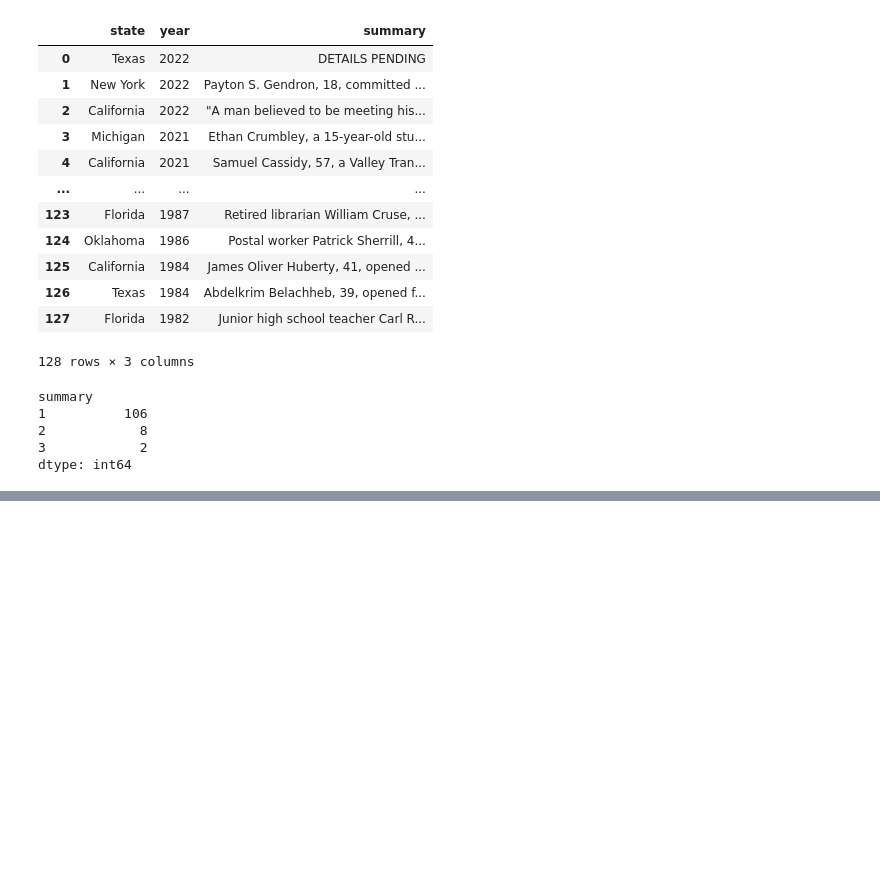
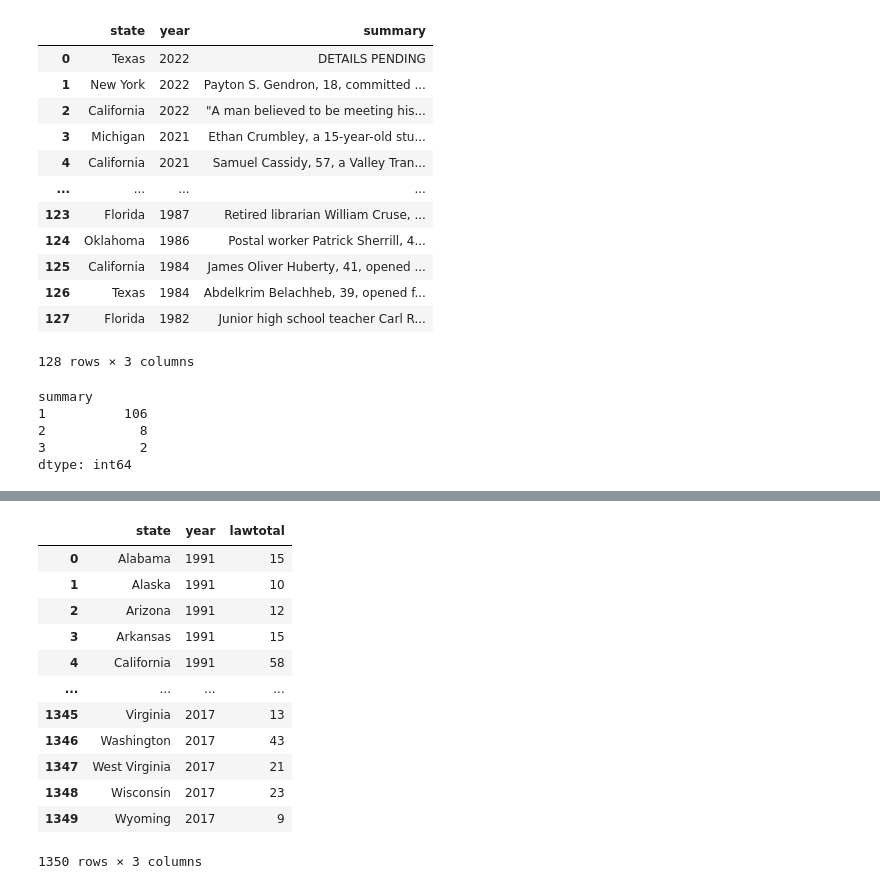
Before and after one commit to khobbs1948/Project-2-, a Jupyter notebook: mass_shooting_analysis.ipynb, the cells around one changed output, grey strips where cells are left out. Drawn from its saved outputs; the diff is of its cells as text; code cells hidden in the pictures; blank space fills up the shorter version.

```diff
--- a/mass_shooting_analysis.ipynb
+++ b/mass_shooting_analysis.ipynb
@@ -62,0 +88,17 @@ summary_ms.head()
+# %%
+laws_df = gun_laws_df[["state","year","lawtotal"]]
+laws_df
+# %% [output]
+|  | state | year | lawtotal |
+| 0 | Alabama | 1991 | 15 |
+| 1 | Alaska | 1991 | 10 |
+| 2 | Arizona | 1991 | 12 |
+| 3 | Arkansas | 1991 | 15 |
+| 4 | California | 1991 | 58 |
+| ... | ... | ... | ... |
+| 1345 | Virginia | 2017 | 13 |
+| 1346 | Washington | 2017 | 43 |
+| 1347 | West Virginia | 2017 | 21 |
+| 1348 | Wisconsin | 2017 | 23 |
+| 1349 | Wyoming | 2017 | 9 |
+1350 rows × 3 columns
```
Also changed, not shown: parts of 6 cells of this notebook.
